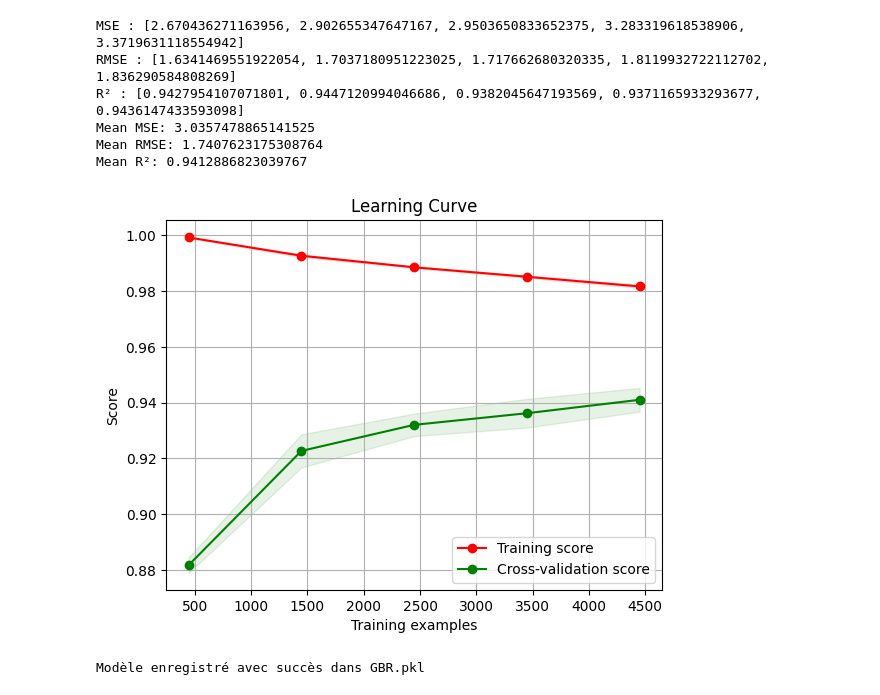
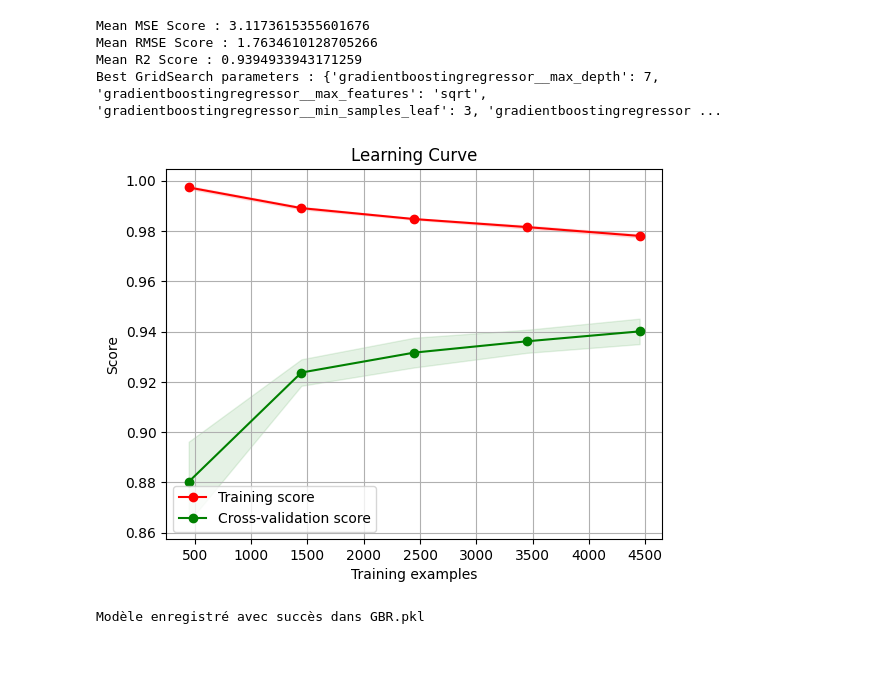
Before and after one commit to Kodascii/regression_automobile, a Jupyter notebook: nettoyage/GBR_model.ipynb, the cells around one changed output. Cells and saved outputs as stored; diff of their text form; code cells hidden in the pictures; blank space fills up the shorter version.

Commit message:
added pipeline

```diff
--- a/nettoyage/GBR_model.ipynb
+++ b/nettoyage/GBR_model.ipynb
@@ -27 +25,5 @@ X_train, X_test, y_train, y_test = train_test_split(X, y, test_size=0.2, random_
+# %%
+gbr = ML_pipeline(GBR(random_state=0), X, y)
+gbr.data_conversion()
+gbr.full_pipeline
 # %%
@@ -67,57 +41,13 @@ GridSearchCV(cv=5,
-# %%
-from sklearn.model_selection import KFold
-from sklearn.metrics import r2_score, mean_squared_error
-
-# Configuration de KFold
-kf = KFold(n_splits=5, shuffle=True, random_state=0)
-
-# Initialiser des listes pour enregistrer les scores pour chaque pli
-mse_scores = []
-rmse_scores = []
-r2_scores = []
-train_sizes = []
-
-# Boucler sur chaque pli défini par KFold
-for train_index, test_index in kf.split(X):
-
-    # On redéfini les données d'apprentissage et de test pour chaque pli
-    X_train, X_test = X.iloc[train_index], X.iloc[test_index]
-    y_train, y_test = y.iloc[train_index], y.iloc[test_index]
-
-    # Calculer la taille du jeu d'entraînement pour ce pli
-    train_size = len(train_index)
-    train_sizes.append(train_size)
-
-    # Prediction du modèle
-    grid_search.fit(X_train, y_train)
-    y_pred = grid_search.predict(X_test)
-
-    # Calcul du MSE
-    mse = mean_squared_error(y_test, y_pred)
-    mse_scores.append(mse)
-
-    # Calcul du RMSE
-    rmse = np.sqrt(mse)
-    rmse_scores.append(rmse)
-
-    # Calcul du R2
-    r2 = r2_score(y_test, y_pred)
-    r2_scores.append(r2)
-
-print(f"MSE : {mse_scores}")
-print(f"RMSE : {rmse_scores}")
-print(f"R² : {r2_scores}")
-
-print("Mean MSE:", np.mean(mse_scores))
-print("Mean RMSE:", np.mean(rmse_scores))
-print("Mean R²:", np.mean(r2_scores))
-# %% [output]
-MSE : [2.670436271163956, 2.902655347647167, 2.9503650833652375, 3.283319618538906, 3.3719631118554942]
-RMSE : [1.6341469551922054, 1.7037180951223025, 1.717662680320335, 1.8119932722112702, 1.836290584808269]
-R² : [0.9427954107071801, 0.9447120994046686, 0.9382045647193569, 0.9371165933293677, 0.9436147433593098]
-Mean MSE: 3.0357478865141525
-Mean RMSE: 1.7407623175308764
-Mean R²: 0.9412886823039767
+# %%
+gbr.model_train_and_eval(gbr_cv, nb_of_splits=5)
+meilleur_modele = gbr.best_params
+# %%
+gbr.print_model_stats()
+# %% [output]
+Mean MSE Score : 3.1173615355601676
+Mean RMSE Score : 1.7634610128705266
+Mean R2 Score : 0.9394933943171259
+Best GridSearch parameters : {'gradientboostingregressor__max_depth': 7, 'gradientboostingregressor__max_features': 'sqrt', 'gradientboostingregressor__min_samples_leaf': 3, 'gradientboostingregressor ...
 # %%
 import matplotlib.pyplot as plt
 from sklearn.model_selection import learning_curve
@@ -126,35 +56,35 @@ def plot_learning_curve(estimator, title, X, y, ylim=None, cv=None,
                         n_jobs=None, train_sizes=np.linspace(.1, 1.0, 5)):
     plt.figure()
     plt.title(title)
     if ylim is not None:
         plt.ylim(*ylim)
     plt.xlabel("Training examples")
     plt.ylabel("Score")
     train_sizes, train_scores, test_scores = learning_curve(
         estimator, X, y, cv=cv, n_jobs=n_jobs, train_sizes=train_sizes)
     train_scores_mean = np.mean(train_scores, axis=1)
     train_scores_std = np.std(train_scores, axis=1)
     test_scores_mean = np.mean(test_scores, axis=1)
     test_scores_std = np.std(test_scores, axis=1)
     plt.grid()
 
     plt.fill_between(train_sizes, train_scores_mean - train_scores_std,
                         train_scores_mean + train_scores_std, alpha=0.1,
                         color="r")
     plt.fill_between(train_sizes, test_scores_mean - test_scores_std,
                         test_scores_mean + test_scores_std, alpha=0.1, color="g")
     plt.plot(train_sizes, train_scores_mean, 'o-', color="r",
                 label="Training score")
     plt.plot(train_sizes, test_scores_mean, 'o-', color="g",
                 label="Cross-validation score")
 
     plt.legend(loc="best")
     return plt
 
-plot_learning_curve(grid_search.best_estimator_, "Learning Curve", X, y)
+plot_learning_curve(meilleur_modele, "Learning Curve", X, y)
 plt.show()
 # %% [output]
-[figure, old version]
+[figure, new version]
 # %%
 # Enregistrement du modèle
 
```
Also changed, not shown: parts of 6 cells of this notebook, 4 other files.
